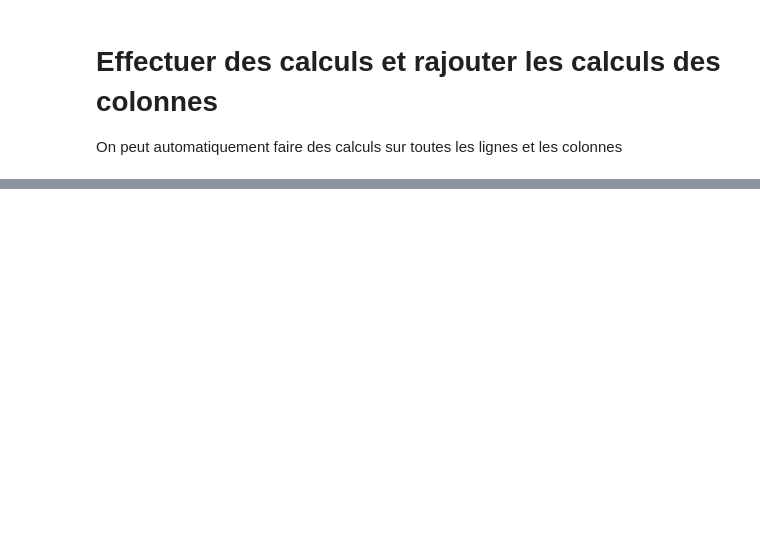
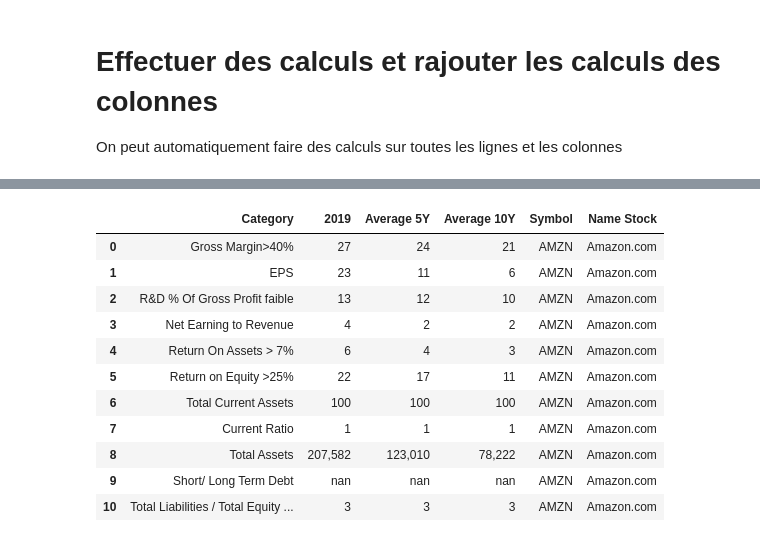
Before and after one commit to chajmz/morningstar-ratios, a Jupyter notebook: MorningStar_Python.ipynb, the cells around one changed output, grey strips where cells are left out. Cells and saved outputs as stored; diff of their text form; code cells hidden in the pictures; blank space fills up the shorter version.

```diff
--- a/MorningStar_Python.ipynb
+++ b/MorningStar_Python.ipynb
@@ -184,0 +357,3 @@ See the caveats in the documentation: https://pandas.pydata.org/pandas-docs/stab
+# %%
+df_ratios_amzn = pd.DataFrame(list_df, columns = cols_w)
+df_ratios_amzn.drop_duplicates()
@@ -576,0 +537,20 @@ aapl_fusion
+# %%
+df_pr = pd.DataFrame(list_df, columns = cols_w)
+df_pr.drop_duplicates()
+
+df_ratios_amzn_updated = pd.concat([df_ratios_amzn,df_pr]).reset_index(drop=True)
+# %%
+df_ratios_amzn_updated
+# %% [output]
+|  | Category | 2019 | Average 5Y | Average 10Y | Symbol | Name Stock |
+| 0 | Gross Margin>40% | 27 | 24 | 21 | AMZN | Amazon.com |
+| 1 | EPS | 23 | 11 | 6 | AMZN | Amazon.com |
+| 2 | R&D % Of Gross Profit faible | 13 | 12 | 10 | AMZN | Amazon.com |
+| 3 | Net Earning to Revenue | 4 | 2 | 2 | AMZN | Amazon.com |
+| 4 | Return On Assets > 7% | 6 | 4 | 3 | AMZN | Amazon.com |
+| 5 | Return on Equity >25% | 22 | 17 | 11 | AMZN | Amazon.com |
+| 6 | Total Current Assets | 100 | 100 | 100 | AMZN | Amazon.com |
+| 7 | Current Ratio | 1 | 1 | 1 | AMZN | Amazon.com |
+| 8 | Total Assets | 207,582 | 123,010 | 78,222 | AMZN | Amazon.com |
+| 9 | Short/ Long Term Debt | nan | nan | nan | AMZN | Amazon.com |
+| 10 | Total Liabilities / Total Equity ... | 3 | 3 | 3 | AMZN | Amazon.com |
```
Also changed, not shown: parts of 20 cells of this notebook.
